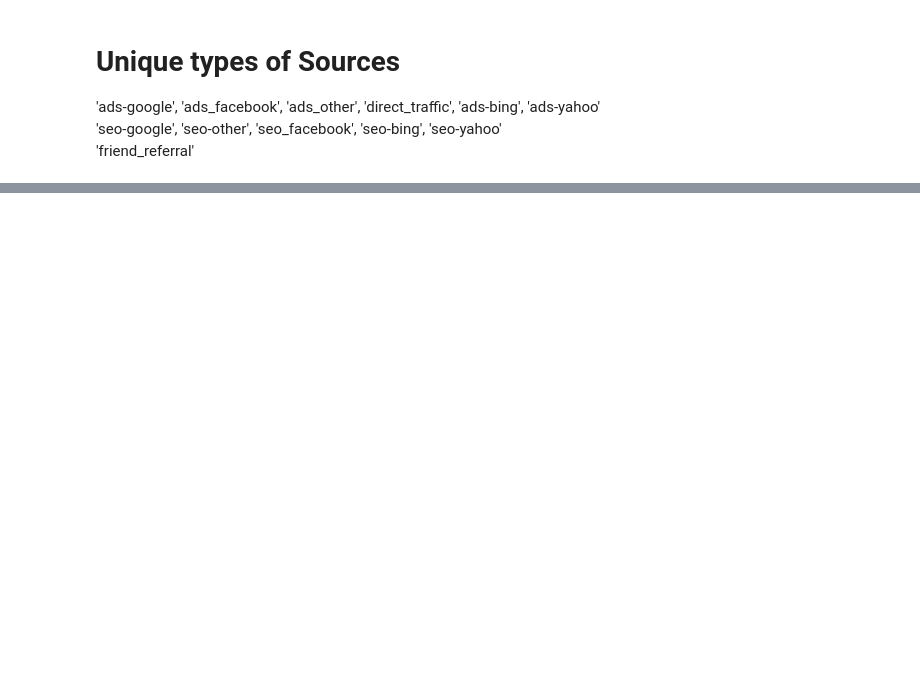
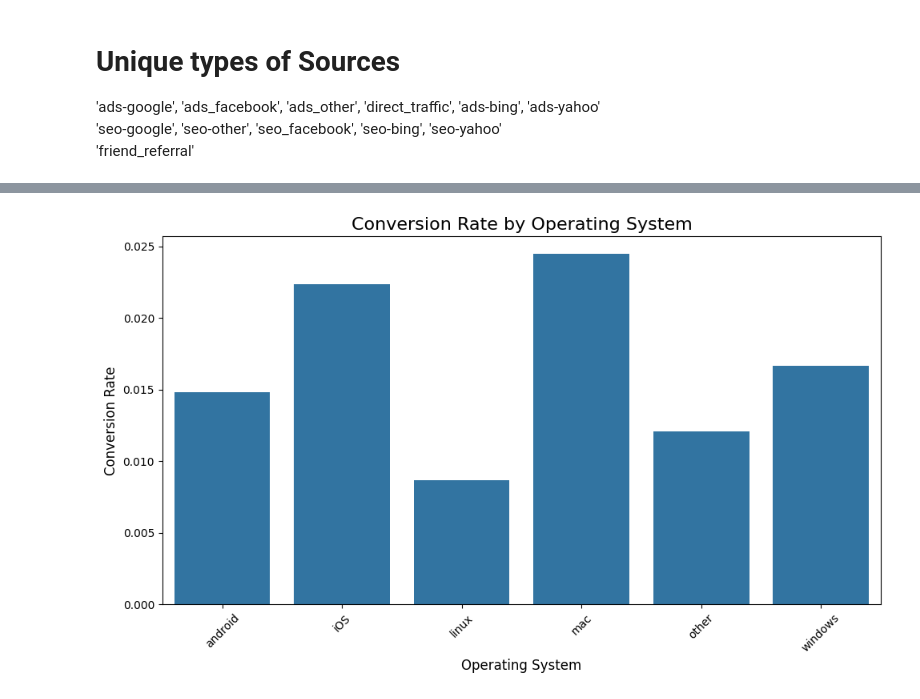
Before and after one commit to D123aniel/DATA110, a Jupyter notebook: project.ipynb, the cells around one changed output, grey strips where cells are left out. Cells and saved outputs as stored; diff of their text form; code cells hidden in the pictures; blank space fills up the shorter version.

```diff
--- a/project.ipynb
+++ b/project.ipynb
@@ -80,0 +76,14 @@ plt.show()
+# %%
+# Operating System Trends
+conversion_by_os = combined.groupby('operative_system')['converted'].mean().reset_index()
+
+plt.figure(figsize=(10, 6))
+sns.barplot(data=conversion_by_os, x='operative_system', y='converted')
+plt.title('Conversion Rate by Operating System', fontsize=16)
+plt.ylabel('Conversion Rate', fontsize=12)
+plt.xlabel('Operating System', fontsize=12)
+plt.xticks(rotation=45)
+plt.tight_layout()
+plt.show()
+# %% [output]
+[figure, added]
```
Also changed, not shown: parts of 4 cells of this notebook.
